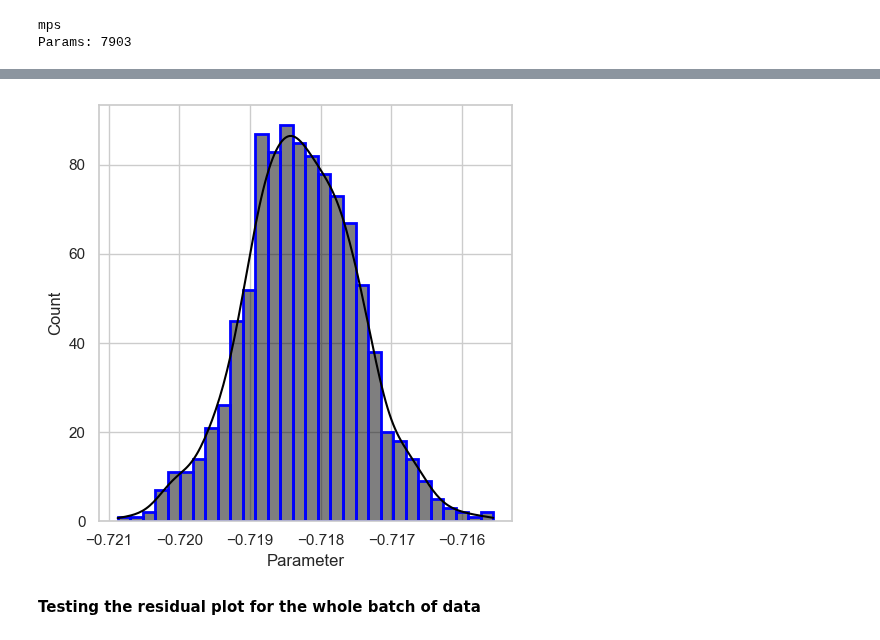
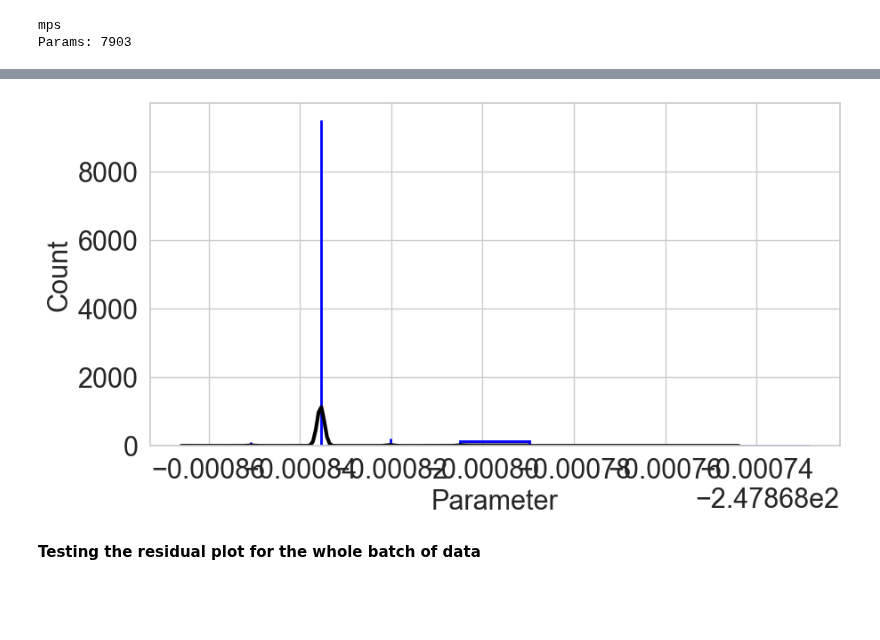
Before and after one commit to csml-beach/deep-bayesian-operator-nets, a Jupyter notebook: func-approximator/func-approx-ngll.ipynb, the cells around one changed output, grey strips where cells are left out. Saved outputs shown, nothing was run; the diff lists cells and outputs as text; code cells hidden in the pictures; blank space fills up the shorter version.

Commit message:
fixed param estim issue with sin*(6x)^3 test case

```diff
--- a/func-approximator/func-approx-ngll.ipynb
+++ b/func-approximator/func-approx-ngll.ipynb
@@ -277,13 +277,13 @@ plt.plot(net.sensor_x.cpu().detach().numpy(), net.sensor_u.cpu().detach().numpy(
 # %%
-net.w_int = 200
-net.w_data = 5000
-net.w_bc   = 0
-net.w_param_std = 10
+# net.w_int = 200
+# net.w_data = 5000
+# net.w_bc   = 0
+# net.w_param_std = 10
 # %%
-# net.w_int = 2000
-# net.w_data = 1000
-# net.w_bc   = 0
-# net.w_param_std = 1
+net.w_int = 1000
+net.w_data = 5000
+net.w_bc   = 0
+net.w_param_std = 1000
 # %%
 torch.autograd.set_detect_anomaly(True)
 net.train(35000, optimizer='Adam', lr=5e-3)
@@ -347,19 +346,18 @@ plot_loss_history_log(net)
 # %%
-prior = torch.rand(1000, net.hidden_size, device=net.device).requires_grad_(True)
+prior = torch.rand(10000, net.hidden_size, device=net.device).requires_grad_(True)
 samples, _  = net.sample_parameter_posterior(prior)
 samples = samples.detach().cpu().numpy()
 df = pd.DataFrame(samples, columns=['Parameter'])
 
-plt.figure(figsize=(5, 5))  # Adjust size as needed for a single plot
+plt.figure(figsize=(10, 5))  # Adjust size as needed for a single plot
 sns.histplot(df['Parameter'], kde=True, linewidth=2, edgecolor='blue',
              color='black', bins =30 )
 # plt.title('Parameter Distribution')
 
-plt.tight_layout()
 plt.savefig('sin_dist_tmp.png', dpi=400)  # Save the figure as a PNG file with 400 DPI
 plt.show()
 # %% [output]
-[figure, old version]
+[figure, new version]
 # %% [markdown]
 **Testing the residual plot for the whole batch of data**
 # %%
```
Also changed, not shown: parts of 13 cells of this notebook.
